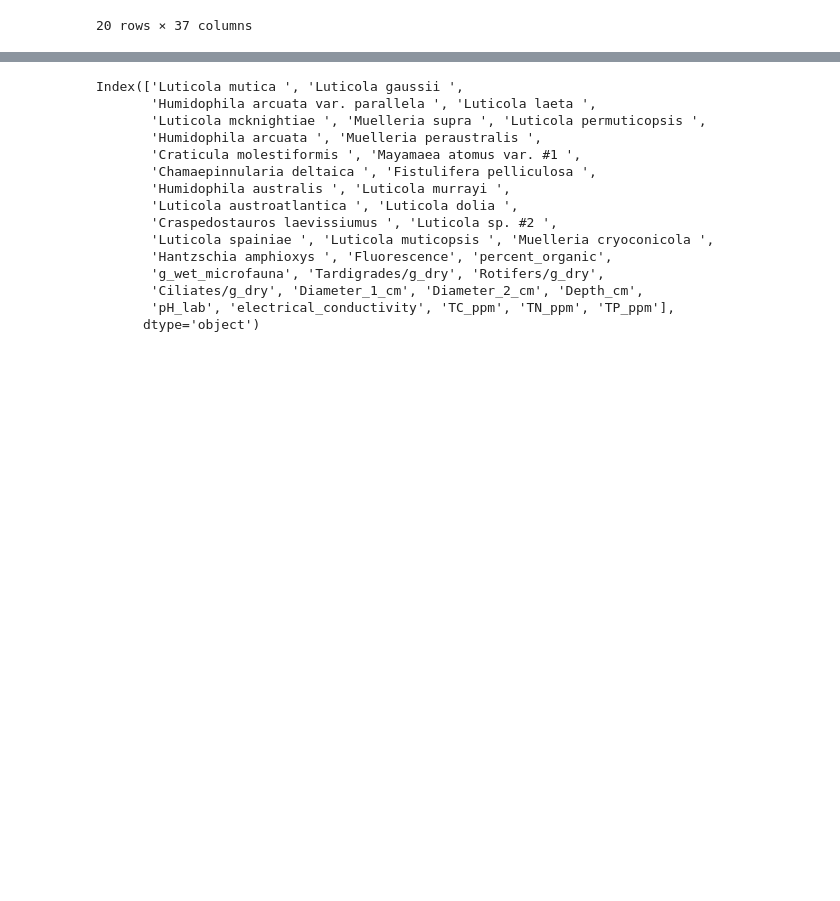
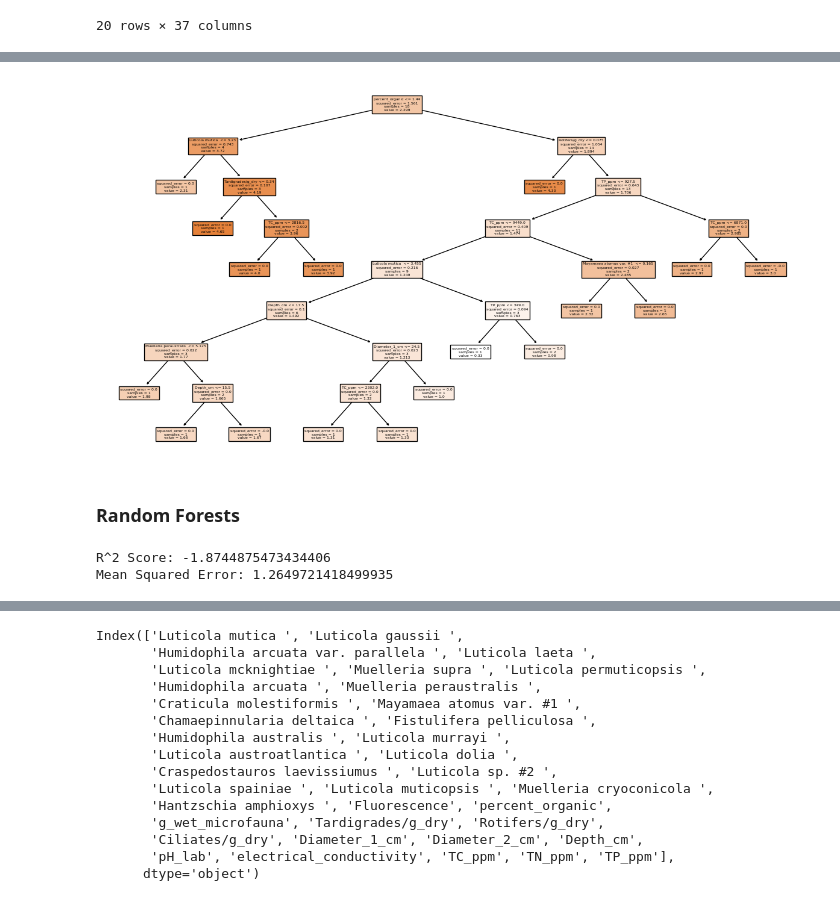
Before and after one commit to jtdocter27/Cryoconite-Analysis, a Jupyter notebook: diatom_data.ipynb, the cells around one changed output, grey strips where cells are left out. Cells and saved outputs as stored; diff of their text form; code cells hidden in the pictures; blank space fills up the shorter version.

Commit message:
Decision Trees Done

```diff
--- a/diatom_data.ipynb
+++ b/diatom_data.ipynb
@@ -195,0 +147,5 @@ rf_dataset
+# %%
+features = rf_dataset.drop(['Luticola mcknightiae ',  'Fluorescence'], axis=1)
+features
+target = rf_dataset['Luticola mcknightiae ']
+target
@@ -195,0 +171,5 @@ rf_dataset
+# %%
+X_train, X_test, y_train, y_test = train_test_split(features, target, test_size=0.20, random_state=42)
+# %%
+regressor = DecisionTreeRegressor()
+regressor.fit(X_train, y_train)
@@ -195,0 +207,8 @@ rf_dataset
+# %%
+plt.figure(figsize=(15, 8))
+plot_tree(regressor, feature_names=features.columns, filled=True)
+plt.show()
+# %% [output]
+[figure, added]
+# %% [markdown]
+### Random Forests
@@ -195,0 +219,10 @@ rf_dataset
+# %%
+r2 = r2_score(y_test, y_pred)
+print(f"R^2 Score: {r2}")
+
+# Calculate the Mean Squared Error (MSE)
+mse = mean_squared_error(y_test, y_pred)
+print(f"Mean Squared Error: {mse}")
+# %% [output]
+R^2 Score: -1.8744875473434406
+Mean Squared Error: 1.2649721418499935
```
Also changed, not shown: parts of 16 cells of this notebook.
